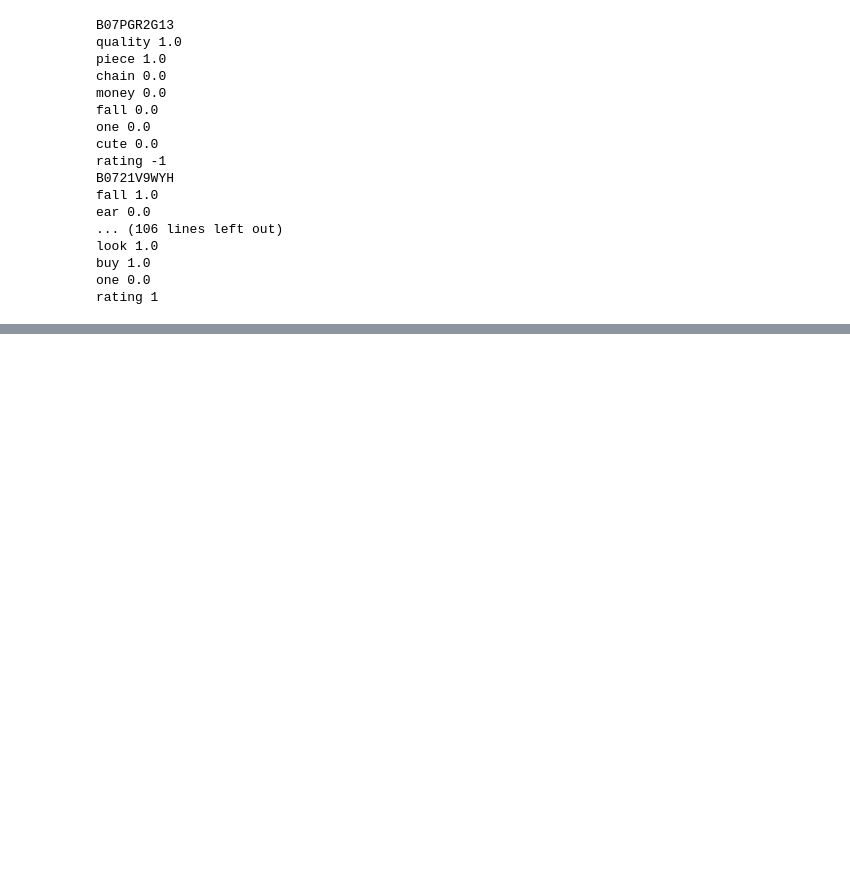
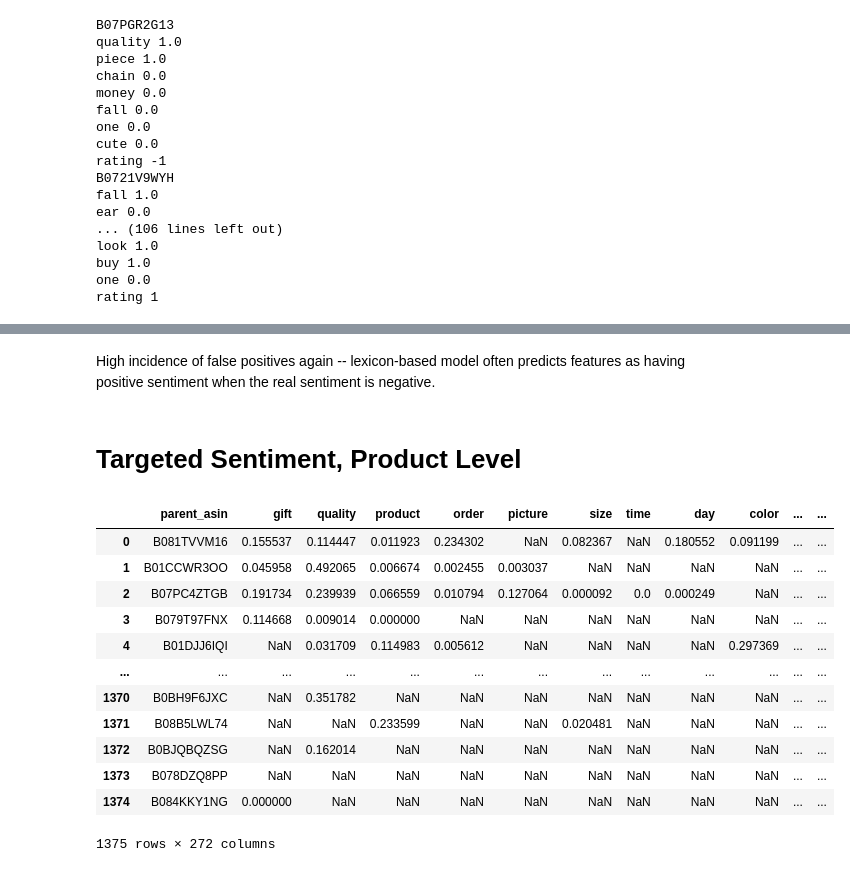
Before and after one commit to emilyguancamole/product-sentiment, a Jupyter notebook: evaluate.ipynb, the cells around one changed output, grey strips where cells are left out. Drawn from its saved outputs; the diff is of its cells as text; code cells hidden in the pictures; blank space fills up the shorter version.

Commit message:
has product-lvl analysis, may remove bc kind of pointless since data is per review, and performance of product-level depends on review-level

```diff
--- a/evaluate.ipynb
+++ b/evaluate.ipynb
@@ -605,0 +773,21 @@ rating 1
+# %% [markdown]
+High incidence of false positives again -- lexicon-based model often predicts features as having positive sentiment when the real sentiment is negative.
+# %% [markdown]
+# Targeted Sentiment, Product Level
+# %%
+product_targeted_sent = pd.read_csv('product_targeted_sentiments.csv').rename(columns={'Unnamed: 0': 'parent_asin'})
+product_targeted_sent
+# %% [output]
+|  | parent_asin | gift | quality | product | order | picture | size | time | day | color | ... | ... |
+| 0 | B081TVVM16 | 0.155537 | 0.114447 | 0.011923 | 0.234302 | NaN | 0.082367 | NaN | 0.180552 | 0.091199 | ... | ... |
+| 1 | B01CCWR3OO | 0.045958 | 0.492065 | 0.006674 | 0.002455 | 0.003037 | NaN | NaN | NaN | NaN | ... | ... |
+| 2 | B07PC4ZTGB | 0.191734 | 0.239939 | 0.066559 | 0.010794 | 0.127064 | 0.000092 | 0.0 | 0.000249 | NaN | ... | ... |
+| 3 | B079T97FNX | 0.114668 | 0.009014 | 0.000000 | NaN | NaN | NaN | NaN | NaN | NaN | ... | ... |
+| 4 | B01DJJ6IQI | NaN | 0.031709 | 0.114983 | 0.005612 | NaN | NaN | NaN | NaN | 0.297369 | ... | ... |
+| ... | ... | ... | ... | ... | ... | ... | ... | ... | ... | ... | ... | ... |
+| 1370 | B0BH9F6JXC | NaN | 0.351782 | NaN | NaN | NaN | NaN | NaN | NaN | NaN | ... | ... |
+| 1371 | B08B5LWL74 | NaN | NaN | 0.233599 | NaN | NaN | 0.020481 | NaN | NaN | NaN | ... | ... |
+| 1372 | B0BJQBQZSG | NaN | 0.162014 | NaN | NaN | NaN | NaN | NaN | NaN | NaN | ... | ... |
+| 1373 | B078DZQ8PP | NaN | NaN | NaN | NaN | NaN | NaN | NaN | NaN | NaN | ... | ... |
+| 1374 | B084KKY1NG | 0.000000 | NaN | NaN | NaN | NaN | NaN | NaN | NaN | NaN | ... | ... |
+1375 rows × 272 columns
```
Also changed, not shown: parts of 12 cells of this notebook, 1 other file.
